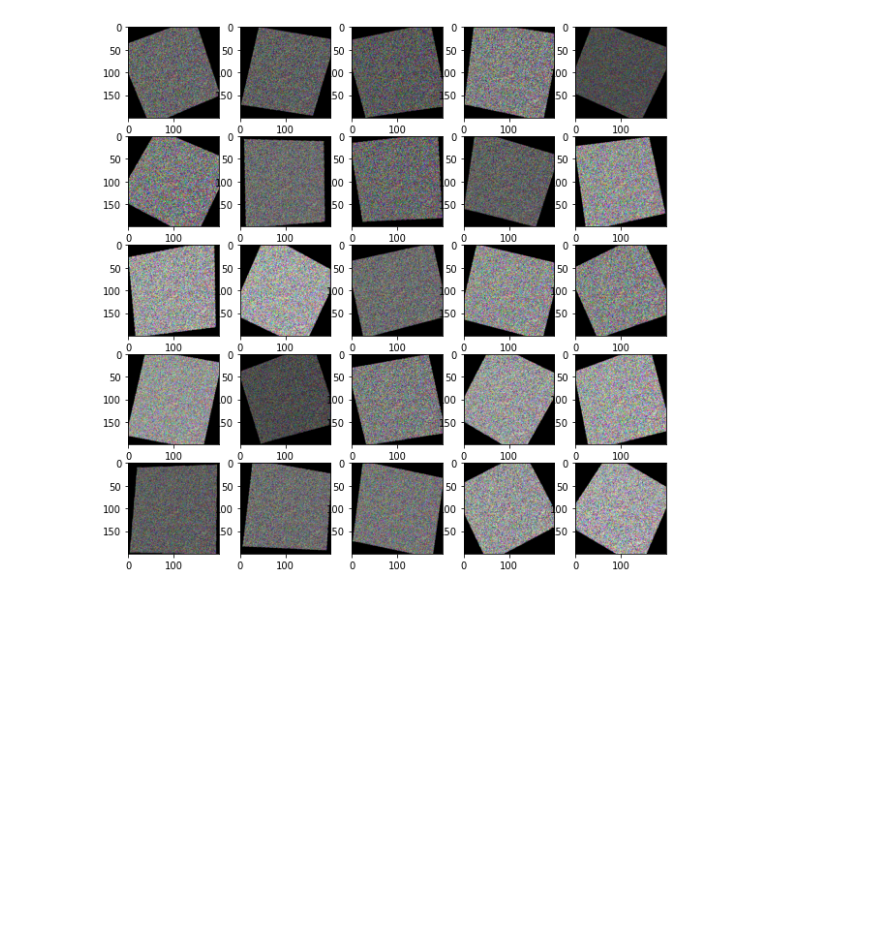
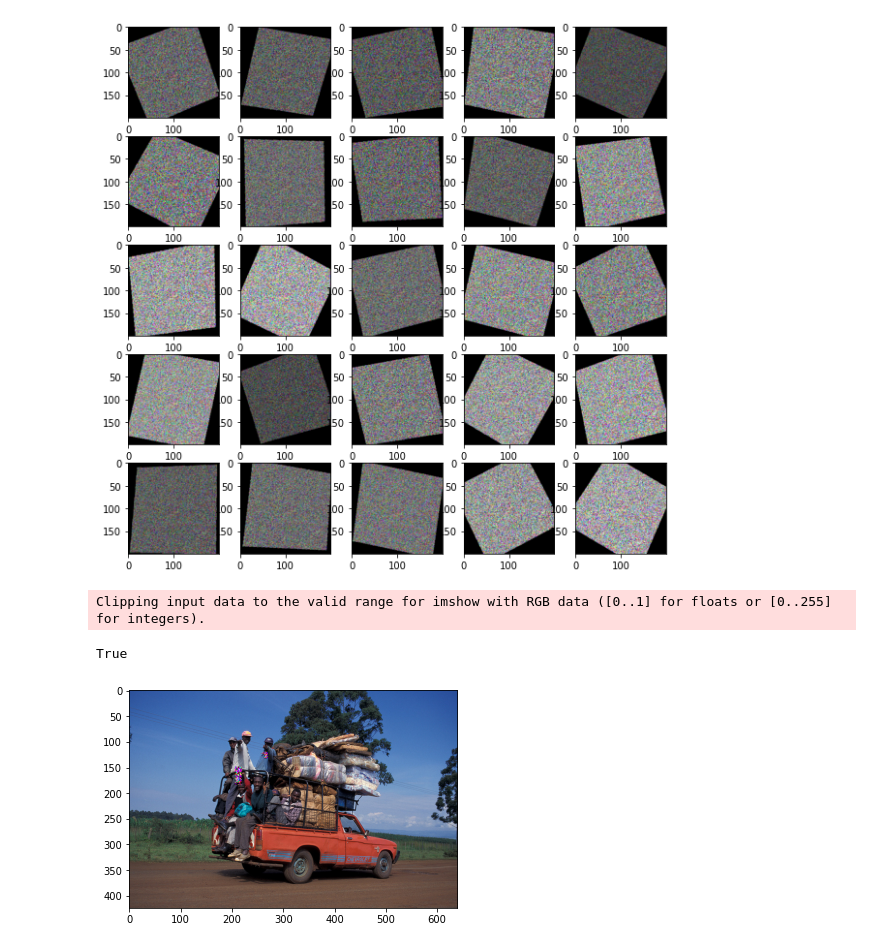
Before and after one commit to BearingBall/diplomfile, a Jupyter notebook: testTorch.ipynb, the cells around one changed output. Cells and saved outputs as stored; diff of their text form; code cells hidden in the pictures; blank space fills up the shorter version.

```diff
--- a/testTorch.ipynb
+++ b/testTorch.ipynb
@@ -44,6 +44,9 @@ loss = am.lossObjectness
 patch = utils.LoadPatch("patch - meme")
 # %%
 patch = am.generatePatch()
+# %%
+patch = utils.LoadPatch("patch 40%")
 # %%
-image, label = dataset[8]
+device = torch.device("cpu")
+image, label = dataset[20]
 utils.testPatch(patch, image, label, model, device, loss, 0.8)
@@ -80,3 +81,17 @@ for i in range(25):
     utils.ShowPatch(augmentations(patch))
 # %% [output]
 [figure]
+# %%
+image, label = dataset[20]
+attackedImage = data.ImToTen(image)
+attackedImage = attackedImage.to(device)
+for l in label:
+    attackedImage = am.setPatch(attackedImage, patch, l, 0.2, device)
+
+plt.imshow(attackedImage.permute(1, 2, 0).detach().numpy())
+
+cv2.imwrite("attackedPicture.png", cv2.cvtColor(attackedImage.permute(1, 2, 0).detach().numpy()*255, cv2.COLOR_RGB2BGR))
+# %% [output]
+Clipping input data to the valid range for imshow with RGB data ([0..1] for floats or [0..255] for integers).
+True
+[figure, added]
```
Also changed, not shown: parts of 3 cells of this notebook, 28 other files.
